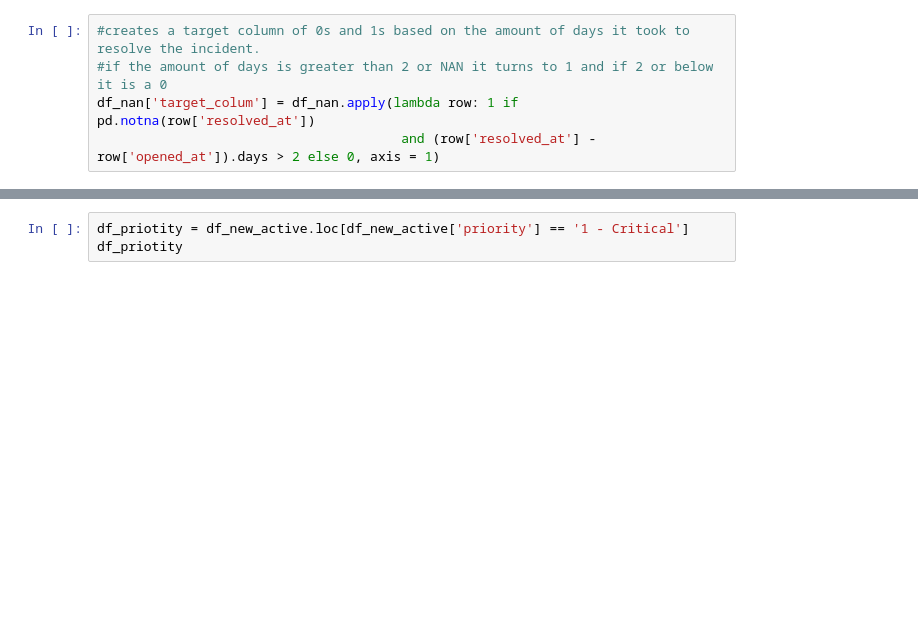
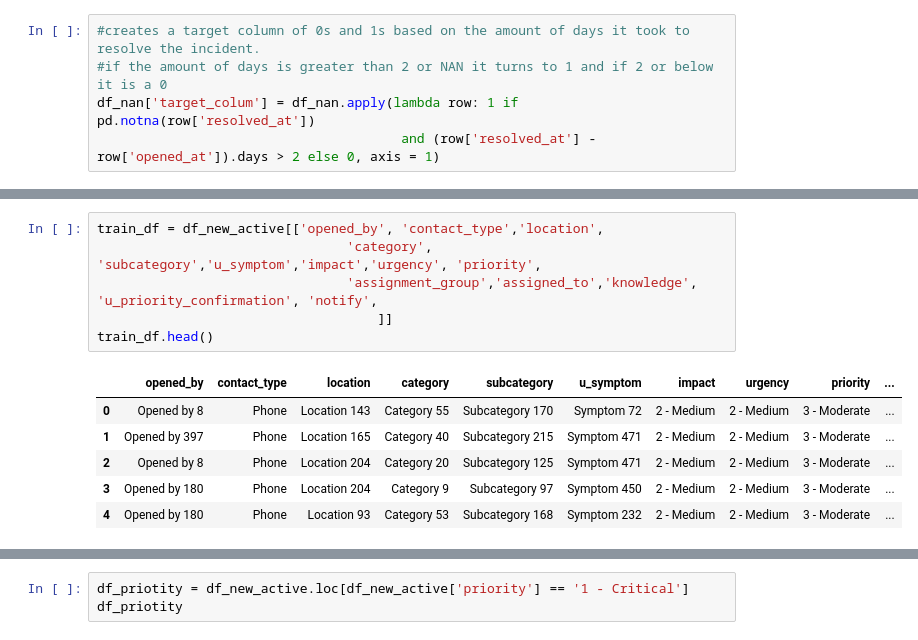
Before and after one commit to Sug-ar-N-Spice/Incident_Events, a Jupyter notebook: incident_event_log.ipynb, the cells around one changed output, grey strips where cells are left out. Drawn from its saved outputs; the diff is of its cells as text; blank space fills up the shorter version.

```diff
--- a/incident_event_log.ipynb
+++ b/incident_event_log.ipynb
@@ -144,0 +90,13 @@ Name: count, dtype: int64
+# %%
+train_df = df_new_active[['opened_by', 'contact_type','location',
+                                'category', 'subcategory','u_symptom','impact','urgency', 'priority',
+                                'assignment_group','assigned_to','knowledge', 'u_priority_confirmation', 'notify',
+                                    ]]
+train_df.head()
+# %% [output]
+|  | opened_by | contact_type | location | category | subcategory | u_symptom | impact | urgency | priority | ... |
+| 0 | Opened by 8 | Phone | Location 143 | Category 55 | Subcategory 170 | Symptom 72 | 2 - Medium | 2 - Medium | 3 - Moderate | ... |
+| 1 | Opened by 397 | Phone | Location 165 | Category 40 | Subcategory 215 | Symptom 471 | 2 - Medium | 2 - Medium | 3 - Moderate | ... |
+| 2 | Opened by 8 | Phone | Location 204 | Category 20 | Subcategory 125 | Symptom 471 | 2 - Medium | 2 - Medium | 3 - Moderate | ... |
+| 3 | Opened by 180 | Phone | Location 204 | Category 9 | Subcategory 97 | Symptom 450 | 2 - Medium | 2 - Medium | 3 - Moderate | ... |
+| 4 | Opened by 180 | Phone | Location 93 | Category 53 | Subcategory 168 | Symptom 232 | 2 - Medium | 2 - Medium | 3 - Moderate | ... |
```
Also changed, not shown: parts of 53 cells of this notebook.
